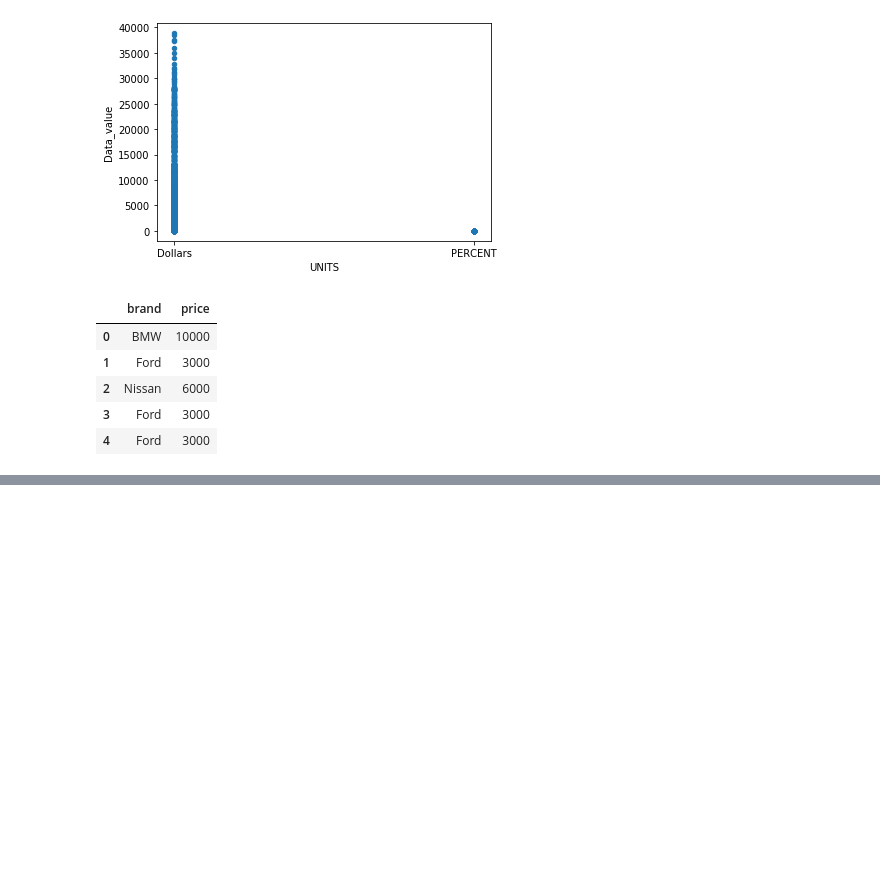
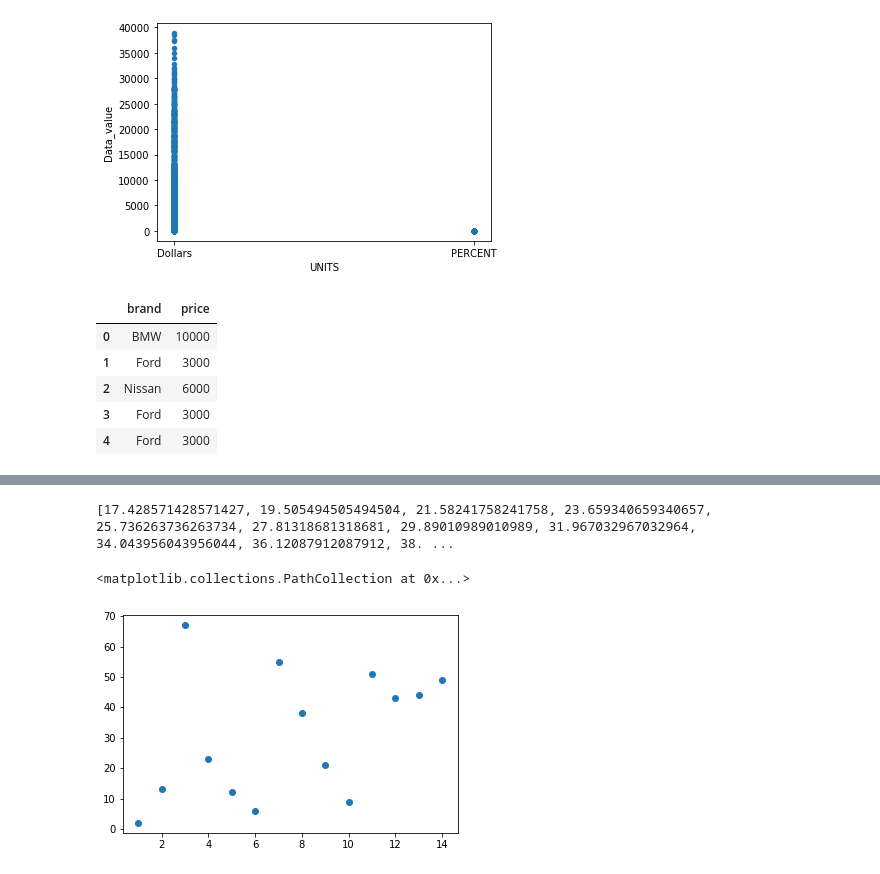
Before and after one commit to DatabaseCass/Data_Science_Notebook, a Jupyter notebook: DS notebook for lessons.ipynb, the cells around one changed output, grey strips where cells are left out. Drawn from its saved outputs; the diff is of its cells as text; code cells hidden in the pictures; blank space fills up the shorter version.

```diff
--- a/DS notebook for lessons.ipynb
+++ b/DS notebook for lessons.ipynb
@@ -402,0 +684,3 @@ clean_df.head()
+# %%
+x = [1,2,3,4,5,6,7,8,9,10,11,12,13,14]
+y = [2,13,67,23,12,6,55,38,21,9,51,43,44,49]
@@ -402,0 +694,9 @@ clean_df.head()
+# %%
+print(model)
+# %% [output]
+[17.428571428571427, 19.505494505494504, 21.58241758241758, 23.659340659340657, 25.736263736263734, 27.81318681318681, 29.89010989010989, 31.967032967032964, 34.043956043956044, 36.12087912087912, 38. ...
+# %%
+plt.scatter(x,y)
+# %% [output]
+<matplotlib.collections.PathCollection at 0x...>
+[figure, added]
```
Also changed, not shown: parts of 49 cells of this notebook.
